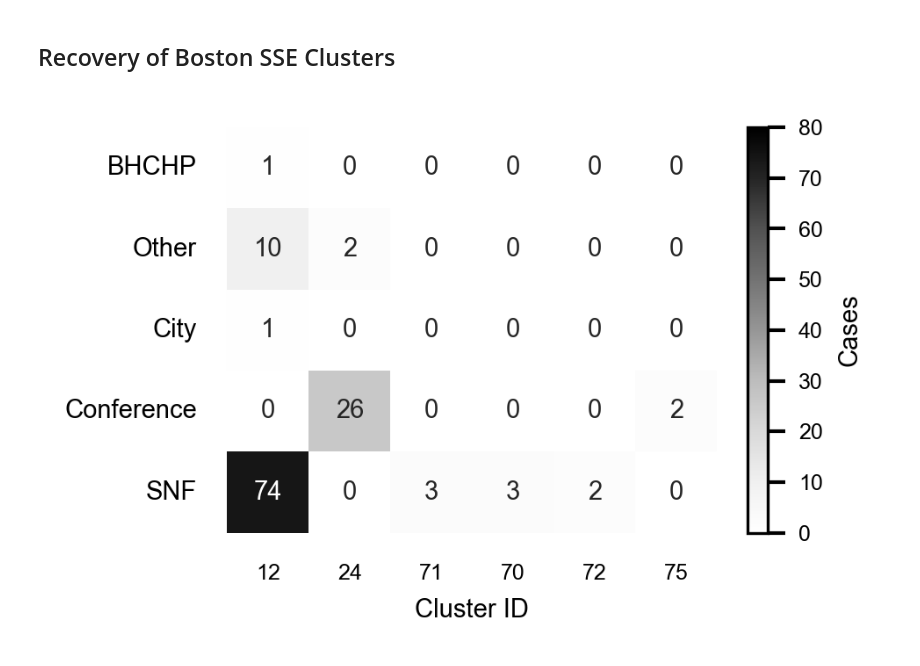
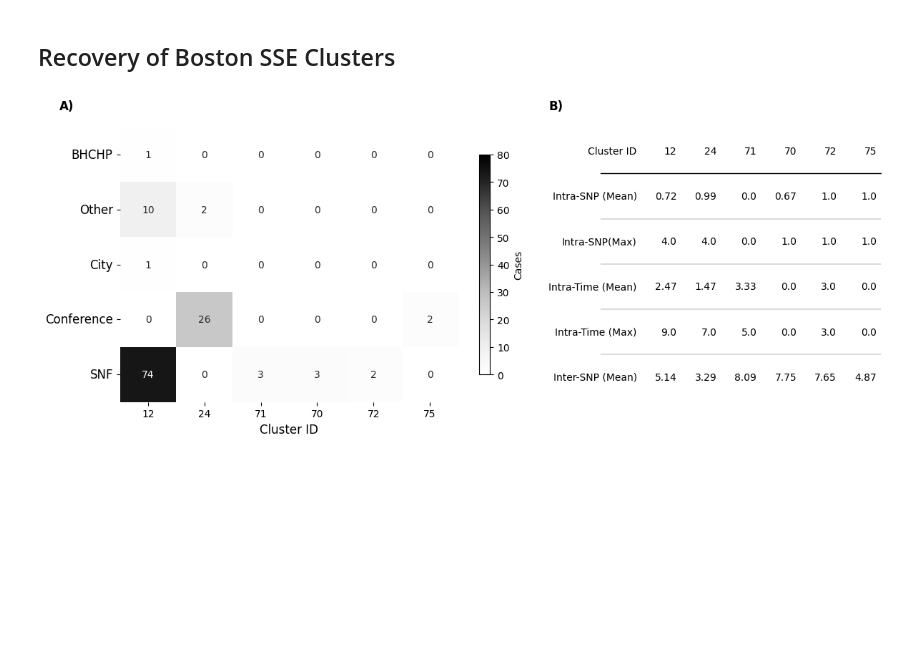
Before and after one commit to ydnkka/evaluating-epilink, a Jupyter notebook: notebooks/figures.ipynb, the cells around one changed output. Cells and saved outputs as stored; diff of their text form; code cells hidden in the pictures; blank space fills up the shorter version.

```diff
--- a/notebooks/figures.ipynb
+++ b/notebooks/figures.ipynb
@@ -816,5 +818,6 @@ plt.close(fig)
 # %%
 boston_clusters_comp = read_table("boston/boston_cluster_composition")
+boston_clusters_sum = read_table("boston/boston_cluster_summary")
 
 exposures = [
     'count::BHCHP',
@@ -835,32 +838,50 @@ exposure_counts.rename(
     },
     inplace=True
 )
+exposure_counts.index = boston_clusters_comp['cluster_id']
 
-exposure_counts.index = boston_clusters_comp['cluster_id']
+
+boston_clusters_sum.drop(columns=['Size'], inplace=True)
+boston_clusters_sum.set_index('Cluster ID', inplace=True)
+boston_clusters_sum = boston_clusters_sum.round(2)
+boston_clusters_sum = boston_clusters_sum.T
+boston_clusters_sum.index.name = "Cluster ID"
 # %%
-fig, ax = plt.subplots(figsize=(3, 2))
+fig, axes = plt.subplots(ncols=2, figsize=(12, 5), width_ratios=[1.5, 1])
 hm = sns.heatmap(
     exposure_counts.T,
     vmin=0, vmax=80,
     cmap="Greys",
     annot=True, fmt=".0f",
-    annot_kws={"size": 7},
-    cbar_kws={"label": "Cases"},
-    ax=ax,
+    annot_kws={"size": 10},
+    cbar_kws={"label": "Cases", "shrink": 0.8},
+    ax=axes[0],
 )
 
-ax.tick_params(axis='y', labelsize=7)
-ax.tick_params(axis='x', labelsize=6)
-ax.set_xlabel("Cluster ID", fontsize=7)
+axes[0].tick_params(axis='y', labelsize="large", rotation=0)
+axes[0].tick_params(axis='x', labelsize="medium")
+axes[0].set_xlabel("Cluster ID", fontsize="large")
 
 cbar = hm.collections[0].colorbar
 cbar.outline.set_edgecolor("black")
 cbar.outline.set_linewidth(0.8)
-cbar.ax.yaxis.label.set_size(7)
-cbar.ax.tick_params(axis='y', labelsize=6)
+cbar.ax.yaxis.label.set_size("medium")
+cbar.ax.tick_params(axis='y', labelsize="medium")
 
+tab = Table(boston_clusters_sum, ax=axes[1])
+
+panel_axes = [axes[0], axes[1]]
+for ax, lab in zip(panel_axes, ["A", "B"]):
+    ax.text(
+        -0.18, 1.10, f"{lab})",
+        transform=ax.transAxes,
+        fontsize="large", fontweight="bold",
+        va="top"
+    )
+
+plt.tight_layout()
 save_figure(fig, figs_dir / "boston_cluster", formats)
 plt.show()
 plt.close(fig)
 # %% [output]
-[figure, old version]
+[figure, new version]
```
Also changed, not shown: parts of 1 cell of this notebook, 2 other files.
